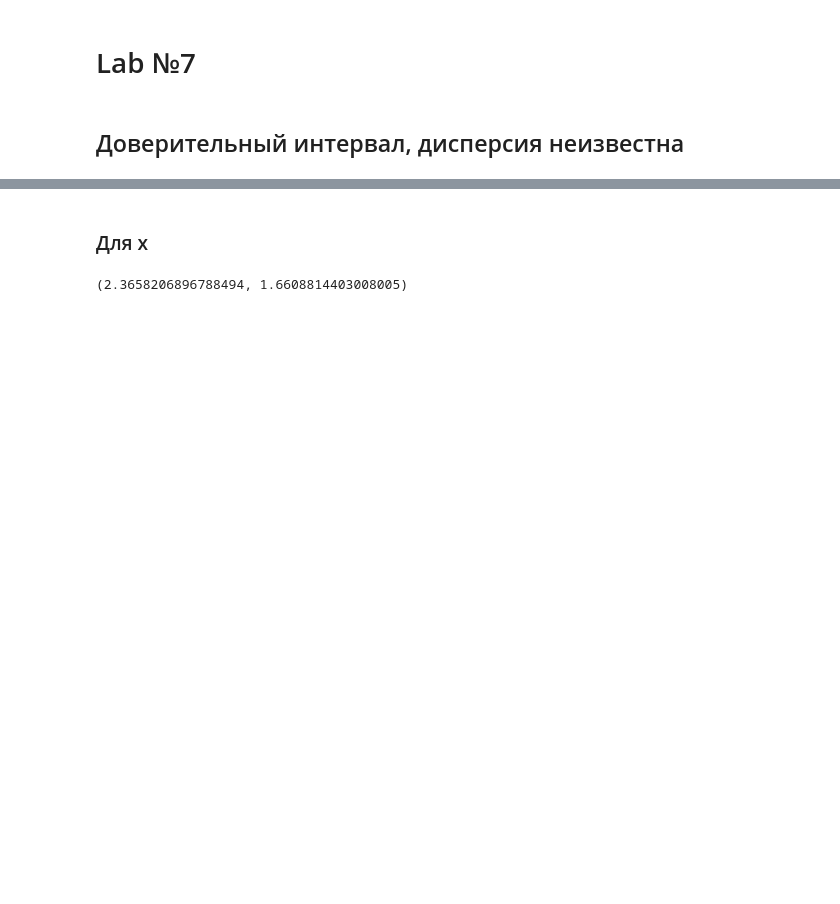
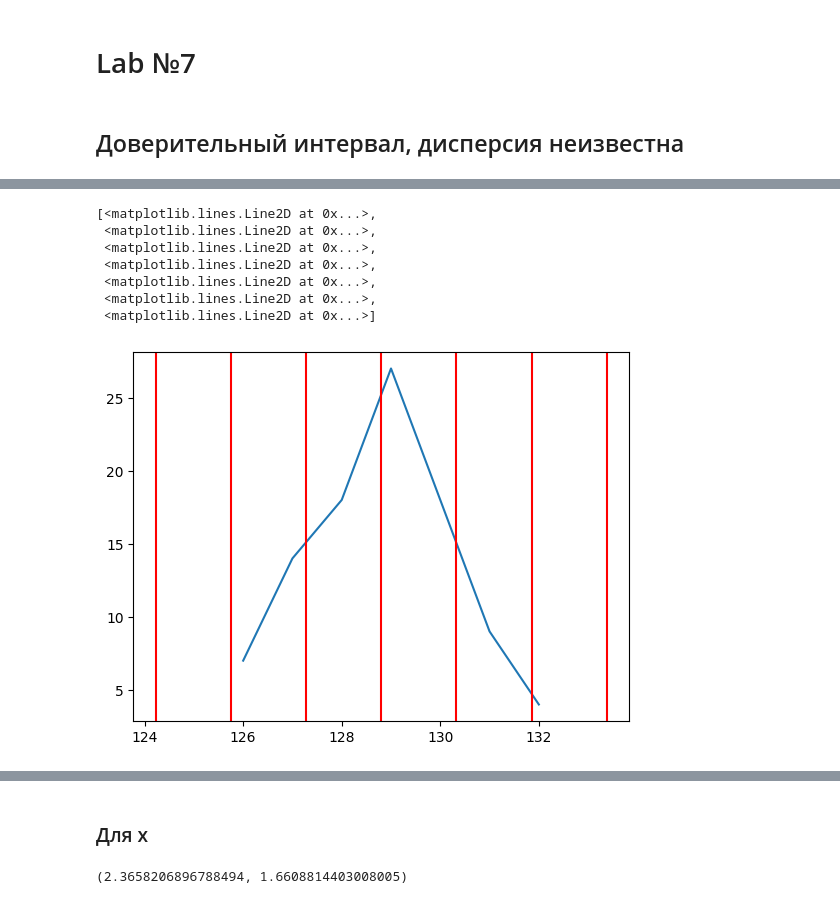
Before and after one commit to mamkakot/matstat_labs, a Jupyter notebook: labs.ipynb, the cells around one changed output, grey strips where cells are left out. Cells and saved outputs as stored; diff of their text form; code cells hidden in the pictures; blank space fills up the shorter version.

```diff
--- a/labs.ipynb
+++ b/labs.ipynb
@@ -289,9 +343,9 @@ excess_y
 # Выборочный коэффициент корреляции
 # %%
 n_corr = []
-for i in range(N):
+for i in range(N_x):
     n_i = []
-    for j in range(N):
+    for j in range(N_y):
         n_i_j = 0
 
         for k in range(n):
@@ -337,0 +394,12 @@ sigma_y = s_2_y_corrected ** 0.5
+# %%
+plt.plot(df_x['x_avg_i'], df_x['m_x'])
+[plt.axvline(x_sample + sigma_x * i, color='red') for i in range(-3, 4)]
+# %% [output]
+[<matplotlib.lines.Line2D at 0x...>,
+ <matplotlib.lines.Line2D at 0x...>,
+ <matplotlib.lines.Line2D at 0x...>,
+ <matplotlib.lines.Line2D at 0x...>,
+ <matplotlib.lines.Line2D at 0x...>,
+ <matplotlib.lines.Line2D at 0x...>,
+ <matplotlib.lines.Line2D at 0x...>]
+[figure, added]
```
Also changed, not shown: parts of 90 cells of this notebook.
